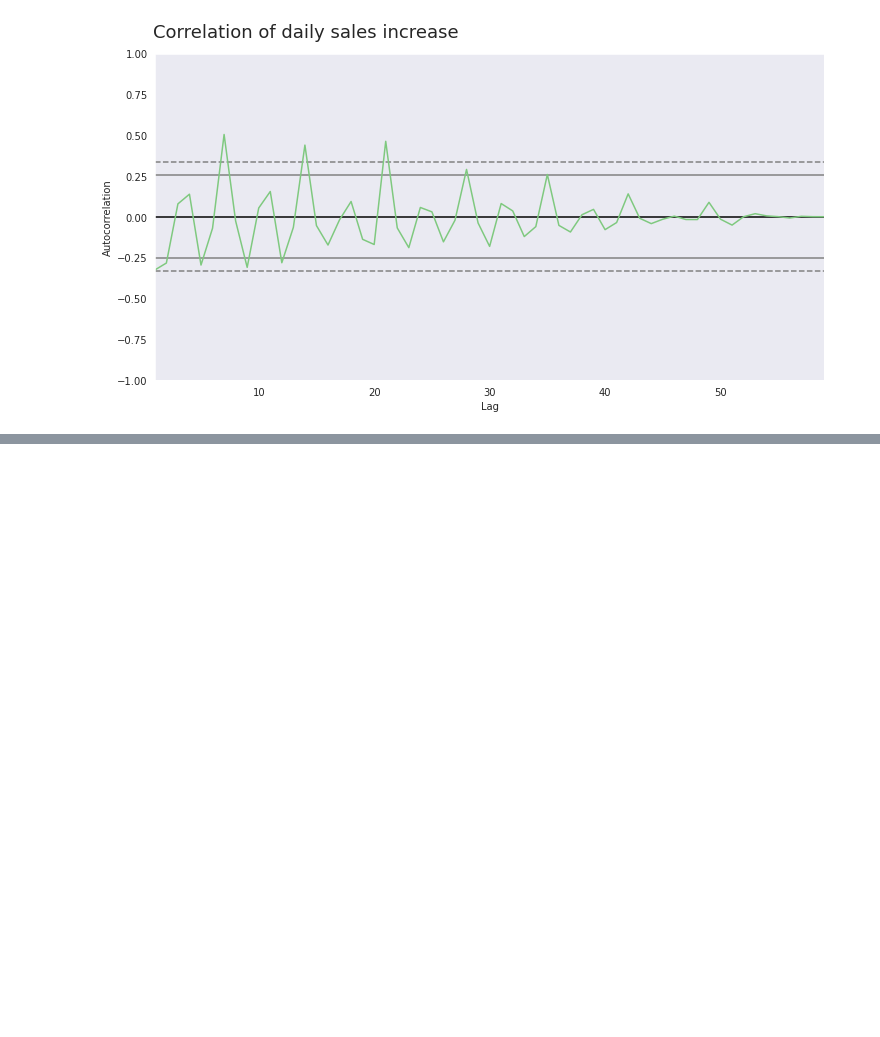
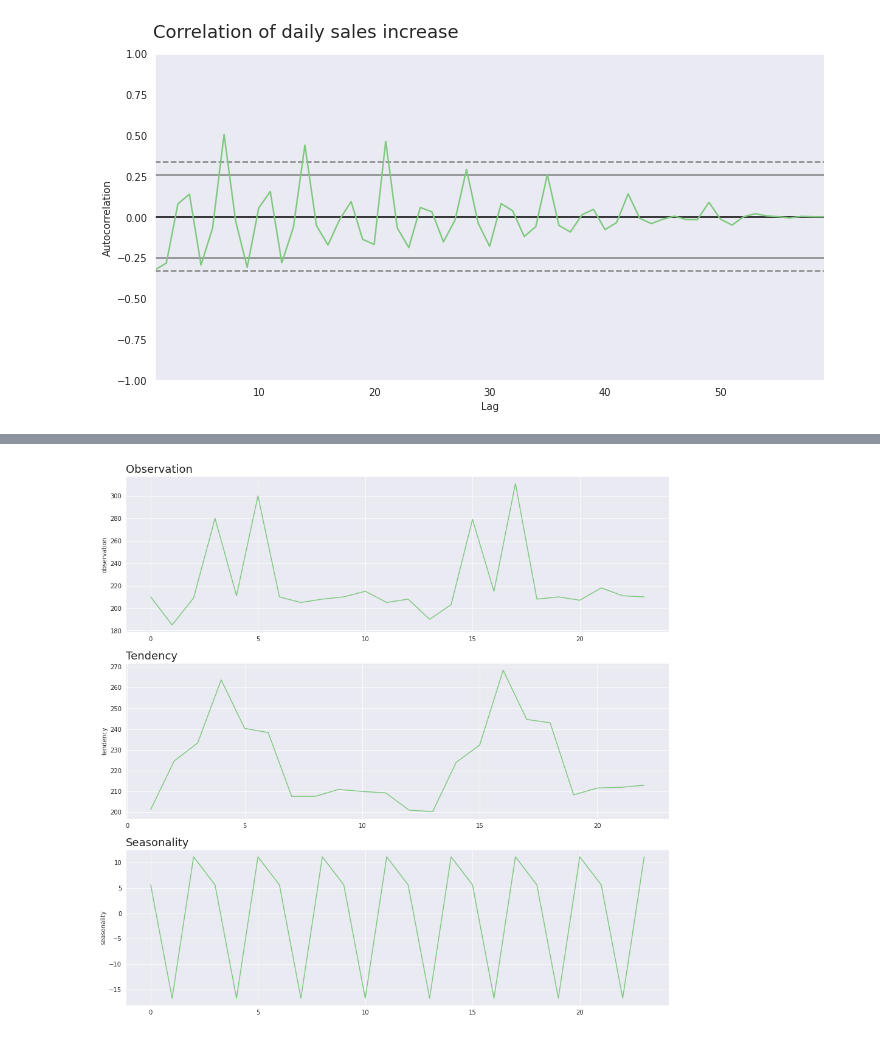
Before and after one commit to pathilink/alura_time_series, a Jupyter notebook: notebook/3_chocolura.ipynb, the cells around one changed output, grey strips where cells are left out. Saved outputs shown, nothing was run; the diff lists cells and outputs as text; code cells hidden in the pictures; blank space fills up the shorter version.

```diff
--- a/notebook/3_chocolura.ipynb
+++ b/notebook/3_chocolura.ipynb
@@ -253,0 +270,9 @@ ax = ax
+# %%
+data = ({
+       'observation':observation,
+       'tendency':tendency,
+       'seasonality':seasonality,
+       'noise':noise
+})
+df_result = pd.DataFrame(data)
+df_result.head()
@@ -253,0 +286,8 @@ ax = ax
+# %%
+plot_comparison(df_result.index,                            # index
+                'observation',	'tendency',	'seasonality',  # ys
+                df_result,                                  # dataset
+                'Observation',	'Tendency',	'Seasonality',  # titles
+                )
+# %% [output]
+[figure, added]
```
Also changed, not shown: parts of 6 cells of this notebook.
